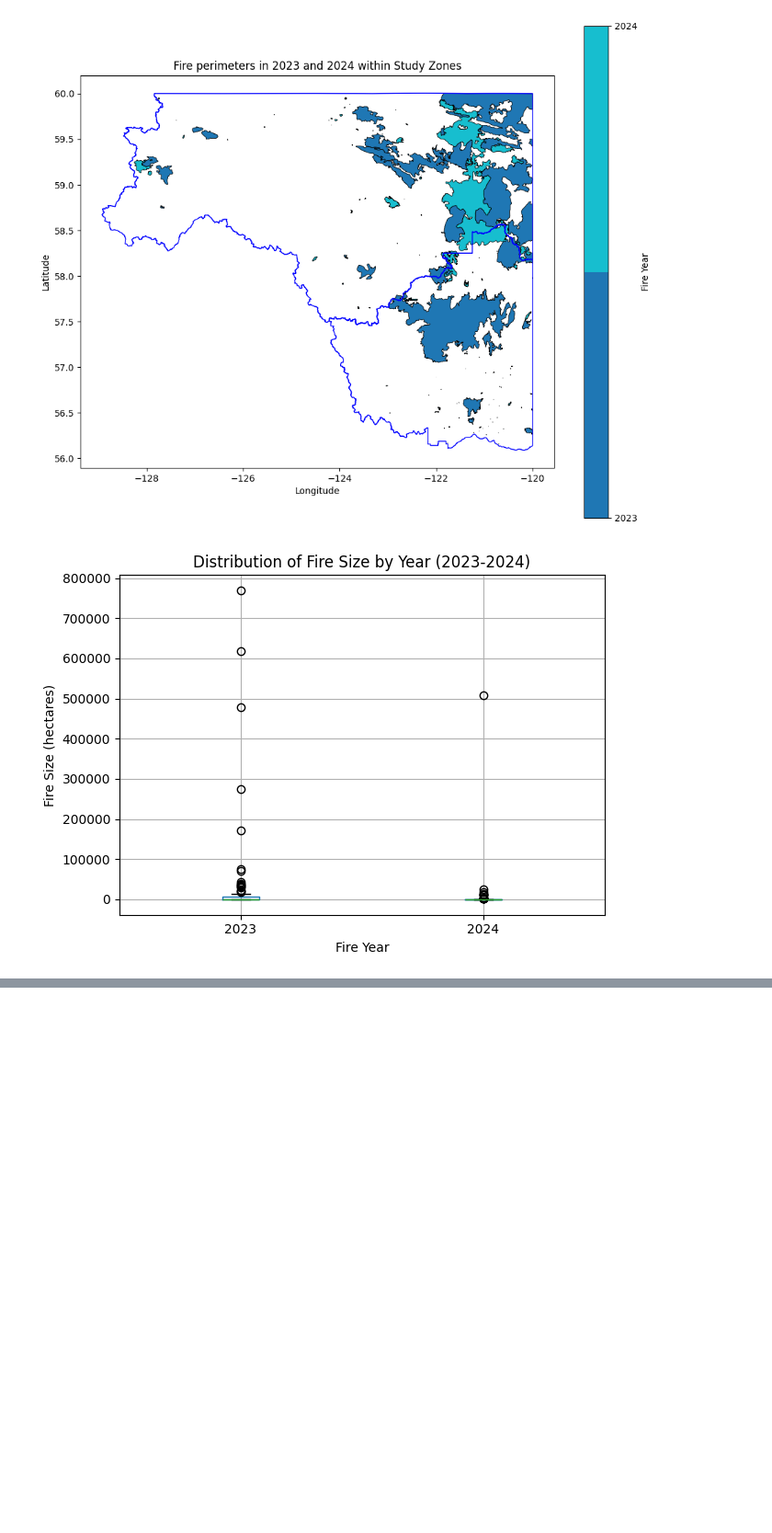
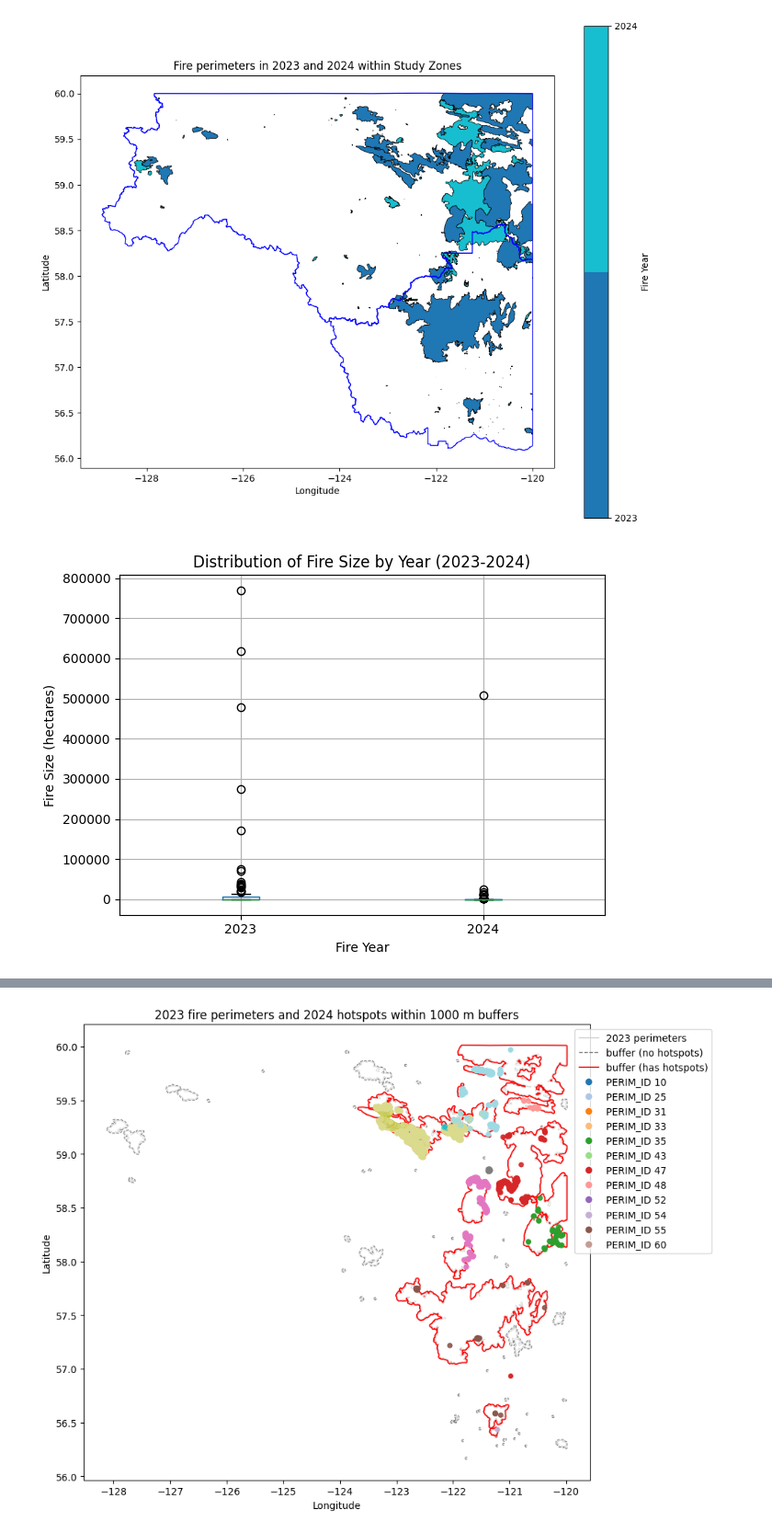
Before and after one commit to jackagoldman/overwintering, a Jupyter notebook: notebooks/data_exploration.ipynb, the cells around one changed output, grey strips where cells are left out. Shown at 92% size. Saved outputs shown, nothing was run; the diff lists cells and outputs as text; code cells hidden in the pictures; blank space fills up the shorter version.

```diff
--- a/notebooks/data_exploration.ipynb
+++ b/notebooks/data_exploration.ipynb
@@ -663,0 +750,87 @@ plt.show()
+# %%
+import matplotlib.pyplot as plt
+import matplotlib.colors as mcolors
+import geopandas as gpd
+import pandas as pd
+import numpy as np
+
+# Recompute buffers/join if variables don't exist
+proj_crs = "EPSG:3005"
+if "buffers_gdf" not in globals() or "joined_hotspots" not in globals():
+    perims_2023 = hist_perims_clipped_2023_2024[hist_perims_clipped_2023_2024["FIRE_YEAR"] == 2023].copy()
+    perims_2023 = perims_2023.to_crs(proj_crs)
+    perims_2023 = perims_2023.reset_index(drop=True)
+    perims_2023["PERIM_ID"] = perims_2023.index.astype(int)
+    perims_2023["buffer_geom"] = perims_2023.geometry.buffer(1000)
+    buffers_gdf = perims_2023.set_geometry("buffer_geom").copy()
+
+    hots_2024 = h1_clipped[pd.to_datetime(h1_clipped["ACQ_DATE"]).dt.year == 2024].copy()
+    hots_2024 = hots_2024.to_crs(proj_crs)
+    hots_2024["ACQ_DATE"] = pd.to_datetime(hots_2024["ACQ_DATE"], errors="coerce")
+    hots_2024 = hots_2024[~hots_2024["ACQ_DATE"].isna()].copy()
+
+    joined_hotspots = gpd.sjoin(hots_2024, buffers_gdf[["PERIM_ID", "buffer_geom"]].set_geometry("buffer_geom"),
+                                how="inner", predicate="within")
+    perim_hotspot_counts = joined_hotspots.groupby("PERIM_ID").size().rename("n_hotspots").reset_index()
+    buffers_gdf = buffers_gdf.merge(perim_hotspot_counts, on="PERIM_ID", how="left")
+    buffers_gdf["n_hotspots"] = buffers_gdf["n_hotspots"].fillna(0).astype(int)
+
+# Prepare WGS layers for plotting
+buffers_wgs = buffers_gdf.to_crs("EPSG:4326")
+perims_wgs = hist_perims_clipped_2023_2024[hist_perims_clipped_2023_2024["FIRE_YEAR"] == 2023].to_crs("EPSG:4326")
+joined_hotspots_wgs = joined_hotspots.to_crs("EPSG:4326")
+
+# Which buffers have hotspots
+with_hot = buffers_wgs[buffers_wgs["n_hotspots"] > 0]
+without_hot = buffers_wgs[buffers_wgs["n_hotspots"] == 0]
+
+# Create a categorical colormap for PERIM_ID (limit palette size)
+perim_ids = joined_hotspots_wgs["PERIM_ID"].unique()
+n = len(perim_ids)
+palette = plt.get_cmap("tab20").colors
+if n > len(palette):
+    cmap = plt.cm.get_cmap("hsv", n)
+    colors = [cmap(i) for i in range(n)]
+else:
+    colors = [palette[i % len(palette)] for i in range(n)]
+color_map = dict(zip(sorted(perim_ids), colors))
+
+# Map PERIM_ID to colors for hotspots
+joined_hotspots_wgs["color"] = joined_hotspots_wgs["PERIM_ID"].map(color_map)
+
+# Plot
+fig, ax = plt.subplots(figsize=(10, 10))
+# base perimeters
+perims_wgs.plot(ax=ax, facecolor="none", edgecolor="lightgray", linewidth=0.6, label="2023 perimeters")
+
+# buffers without hotspots (faint)
+if not without_hot.empty:
+    without_hot.plot(ax=ax, facecolor="none", edgecolor="gray", linewidth=0.8, linestyle="--", label="2023 buffer (no 2024 hotspots)")
+
+# buffers with hotspots (highlight)
+if not with_hot.empty:
+    with_hot.plot(ax=ax, facecolor="none", edgecolor="red", linewidth=1.2, label="2023 buffer (has 2024 hotspots)")
+
+# hotspots colored by matched PERIM_ID
+if not joined_hotspots_wgs.empty:
+    joined_hotspots_wgs.plot(ax=ax, marker='o', column="PERIM_ID", markersize=20, cmap="tab20", legend=False, alpha=0.9)
+
+# build a simple legend for a few PERIM_IDs (limit to first 12 for readability)
+handles = []
+max_legend = 12
+for i, pid in enumerate(sorted(perim_ids)[:max_legend]):
+    handles.append(plt.Line2D([0], [0], marker='o', color='w', markerfacecolor=color_map[pid], markersize=8, label=f"PERIM_ID {pid}"))
+# add perimeter handles
+handles = [
+    plt.Line2D([0], [0], color='lightgray', lw=1, label='2023 perimeters'),
+    plt.Line2D([0], [0], color='gray', lw=1, ls='--', label='buffer (no hotspots)'),
+    plt.Line2D([0], [0], color='red', lw=1, label='buffer (has hotspots)'),
+] + handles
+
+ax.legend(handles=handles, loc='upper right', bbox_to_anchor=(1.25, 1))
+ax.set_title("2023 fire perimeters and 2024 hotspots within 1000 m buffers")
+ax.set_xlabel("Longitude"); ax.set_ylabel("Latitude")
+plt.tight_layout()
+plt.show()
+# %% [output]
+[figure, added]
```
Also changed, not shown: parts of 17 cells of this notebook, 3 other files.
